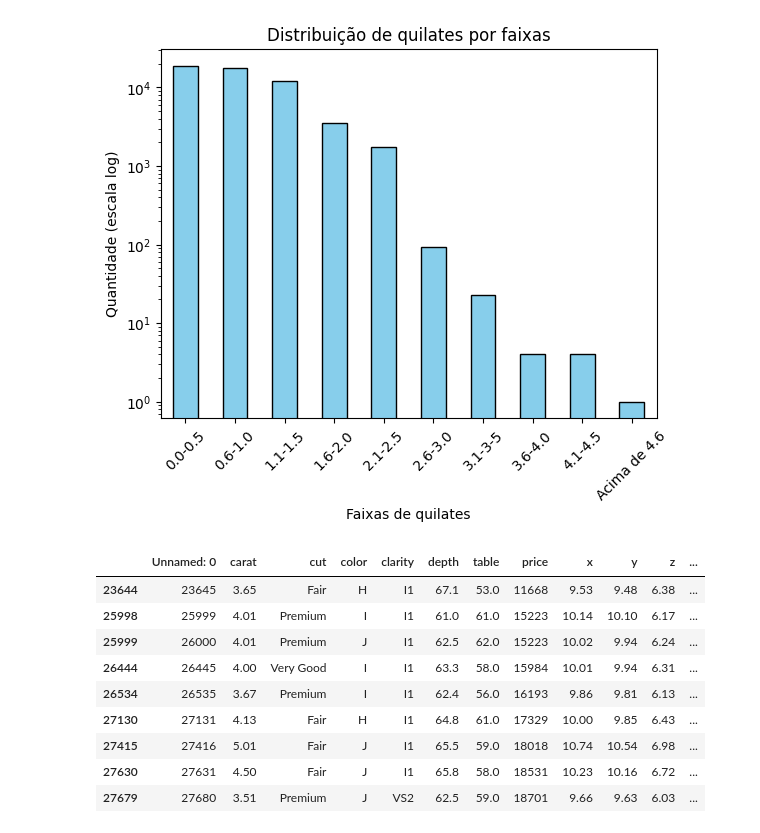
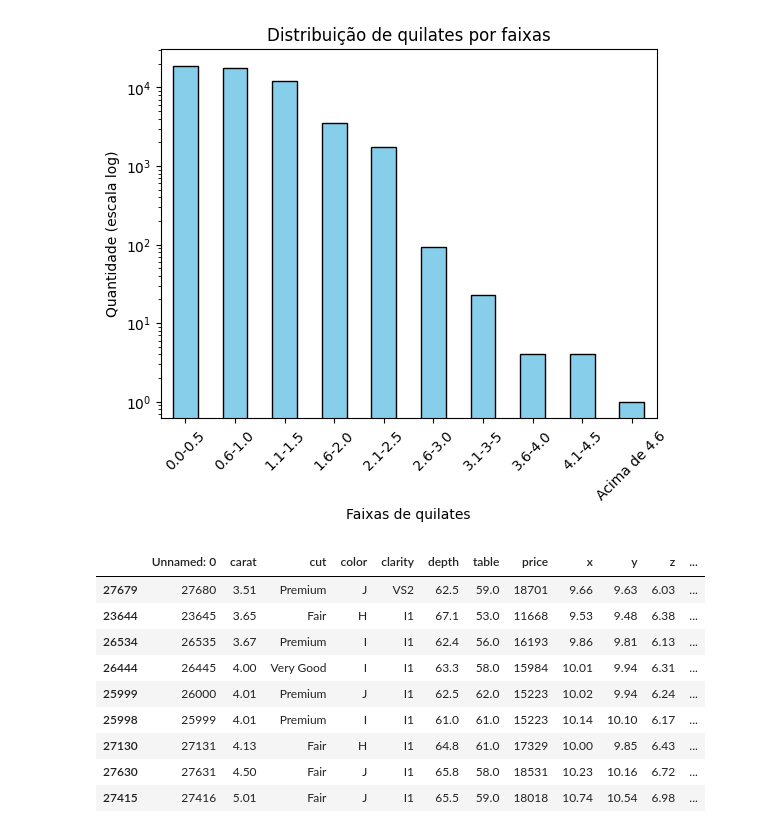
Before and after one commit to Turma1174/projetoML2, a Jupyter notebook: projeto.ipynb, the cells around one changed output. Drawn from its saved outputs; the diff is of its cells as text; code cells hidden in the pictures.

```diff
--- a/projeto.ipynb
+++ b/projeto.ipynb
@@ -78,15 +78,15 @@ plt.show()
 # %% [output]
 [figure]
 # %%
-df[df['carat'] > 3.5]
+df[df['carat'] > 3.5].sort_values('carat')
 # %% [output]
 |  | Unnamed: 0 | carat | cut | color | clarity | depth | table | price | x | y | z | ... |
+| 27679 | 27680 | 3.51 | Premium | J | VS2 | 62.5 | 59.0 | 18701 | 9.66 | 9.63 | 6.03 | ... |
 | 23644 | 23645 | 3.65 | Fair | H | I1 | 67.1 | 53.0 | 11668 | 9.53 | 9.48 | 6.38 | ... |
+| 26534 | 26535 | 3.67 | Premium | I | I1 | 62.4 | 56.0 | 16193 | 9.86 | 9.81 | 6.13 | ... |
+| 26444 | 26445 | 4.00 | Very Good | I | I1 | 63.3 | 58.0 | 15984 | 10.01 | 9.94 | 6.31 | ... |
+| 25999 | 26000 | 4.01 | Premium | J | I1 | 62.5 | 62.0 | 15223 | 10.02 | 9.94 | 6.24 | ... |
 | 25998 | 25999 | 4.01 | Premium | I | I1 | 61.0 | 61.0 | 15223 | 10.14 | 10.10 | 6.17 | ... |
-| 25999 | 26000 | 4.01 | Premium | J | I1 | 62.5 | 62.0 | 15223 | 10.02 | 9.94 | 6.24 | ... |
-| 26444 | 26445 | 4.00 | Very Good | I | I1 | 63.3 | 58.0 | 15984 | 10.01 | 9.94 | 6.31 | ... |
-| 26534 | 26535 | 3.67 | Premium | I | I1 | 62.4 | 56.0 | 16193 | 9.86 | 9.81 | 6.13 | ... |
 | 27130 | 27131 | 4.13 | Fair | H | I1 | 64.8 | 61.0 | 17329 | 10.00 | 9.85 | 6.43 | ... |
+| 27630 | 27631 | 4.50 | Fair | J | I1 | 65.8 | 58.0 | 18531 | 10.23 | 10.16 | 6.72 | ... |
 | 27415 | 27416 | 5.01 | Fair | J | I1 | 65.5 | 59.0 | 18018 | 10.74 | 10.54 | 6.98 | ... |
-| 27630 | 27631 | 4.50 | Fair | J | I1 | 65.8 | 58.0 | 18531 | 10.23 | 10.16 | 6.72 | ... |
-| 27679 | 27680 | 3.51 | Premium | J | VS2 | 62.5 | 59.0 | 18701 | 9.66 | 9.63 | 6.03 | ... |
```
Also changed, not shown: parts of 1 cell of this notebook.
